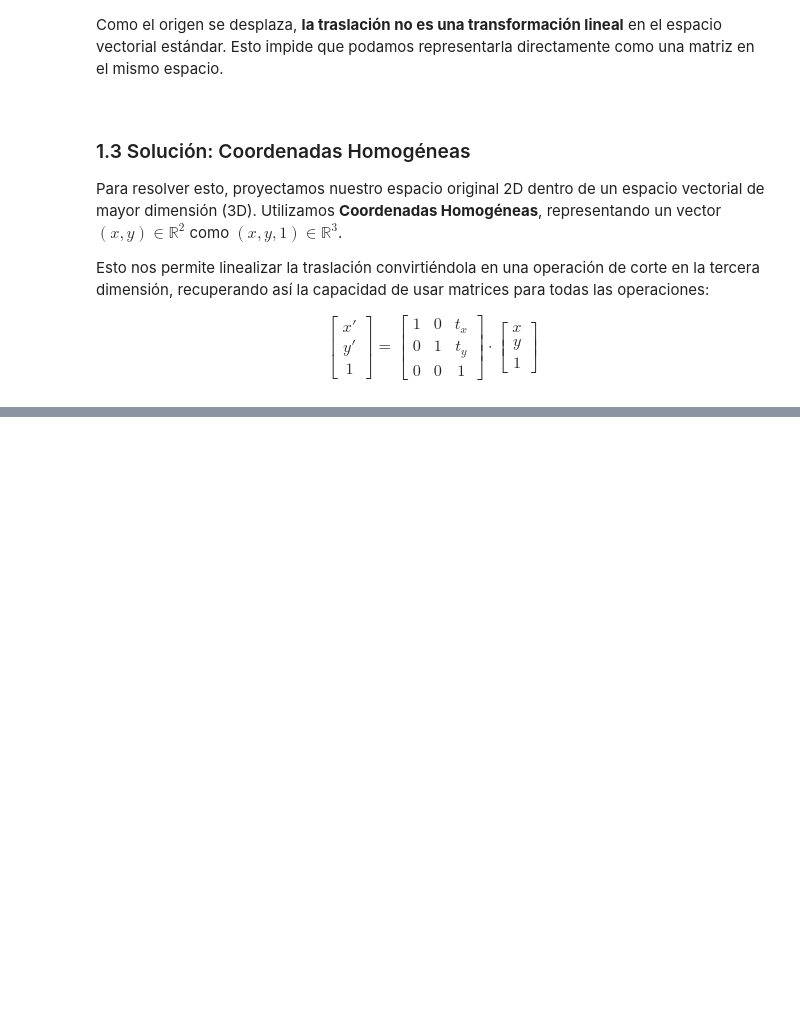
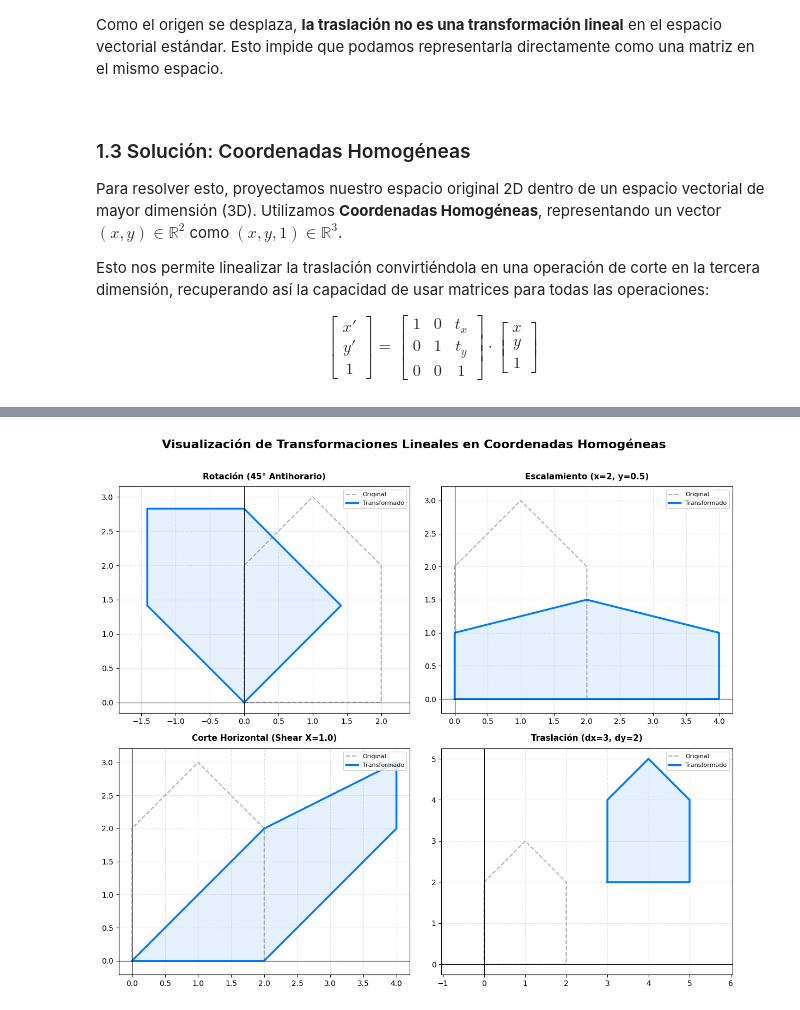
Before and after one commit to cbermell/Proyecto-Algebra-Lineal, a Jupyter notebook: Proyecto_Algebra_Lineal.ipynb, the cells around one changed output, grey strips where cells are left out. Cells and saved outputs as stored; diff of their text form; code cells hidden in the pictures; blank space fills up the shorter version.

```diff
--- a/Proyecto_Algebra_Lineal.ipynb
+++ b/Proyecto_Algebra_Lineal.ipynb
@@ -160,0 +406,66 @@ $$
+# %%
+# ==========================================
+# c. IMPLEMENTACIÓN Y VISUALIZACIÓN (GALERÍA COMPLETA)
+# ==========================================
+
+# Configuración del lienzo: 2 filas x 2 columnas
+fig, axs = plt.subplots(2, 2, figsize=(12, 11))
+fig.suptitle('Visualización de Transformaciones Lineales en Coordenadas Homogéneas', fontsize=16, fontweight='bold', y=0.96)
+
+# --- DEFINICIÓN DE LOS 4 CASOS SOLICITADOS ---
+
+# CASO 1: ROTACIÓN (45 Grados)
+# Rúbrica: "Rotar el objeto theta grados (ej. 45)"
+T1 = obtener_matriz_rotacion(45)
+titulo1 = "Rotación (45° Antihorario)"
+
+# CASO 2: ESCALAMIENTO (No Uniforme)
+# Rúbrica: "Escalar... (ej. x=2, y=0.5)"
+T2 = obtener_matriz_escalado(2, 0.5)
+titulo2 = "Escalamiento (x=2, y=0.5)"
+
+# CASO 3: CORTE (SHEARING)
+# Rúbrica: "Aplicar un corte horizontal"
+# kx=1.0 significa que por cada unidad que sube en Y, se mueve 1 en X
+T3 = obtener_matriz_corte(1.0, 0)
+titulo3 = "Corte Horizontal (Shear X=1.0)"
+
+# CASO 4: TRASLACIÓN
+# Rúbrica: "Trasladar el objeto... (usando coordenadas homogéneas)"
+T4 = obtener_matriz_traslacion(3, 2)
+titulo4 = "Traslación (dx=3, dy=2)"
+
+# Lista para iterar y graficar
+casos = [
+    (axs[0, 0], T1, titulo1),
+    (axs[0, 1], T2, titulo2),
+    (axs[1, 0], T3, titulo3),
+    (axs[1, 1], T4, titulo4)
+]
+
+# --- BUCLE DE GRAFICADO ---
+for ax, Matriz_T, titulo in casos:
+    # 1. Calcular nuevos puntos: P' = T @ P
+    P_primas = Matriz_T @ P_casa
+
+    # 2. Dibujar ORIGINAL (Referencia en Gris Punteado)
+    ax.plot(P_casa[0, :], P_casa[1, :], linestyle='--', color='gray', alpha=0.6, linewidth=1.5, label='Original')
+
+    # 3. Dibujar TRANSFORMADO (Azul Sólido)
+    # Relleno suave para resaltar el área
+    ax.fill(P_primas[0, :], P_primas[1, :], color='#007bff', alpha=0.1)
+    ax.plot(P_primas[0, :], P_primas[1, :], color='#007bff', linewidth=2.5, label='Transformado')
+
+    # 4. Configuración estética de cada sub-gráfico
+    ax.set_title(titulo, fontsize=11, fontweight='bold', pad=10)
+    ax.axhline(0, color='black', linewidth=0.8) # Eje X
+    ax.axvline(0, color='black', linewidth=0.8) # Eje Y
+    ax.grid(True, linestyle=':', alpha=0.6)
+    ax.legend(loc='upper right', fontsize=8)
+    ax.axis('equal') # VITAL: Mantiene la proporción 1:1
+
+# Ajustar espacios
+plt.tight_layout(rect=[0, 0.03, 1, 0.95])
+plt.show()
+# %% [output]
+[figure, added]
```
Also changed, not shown: parts of 12 cells of this notebook.
